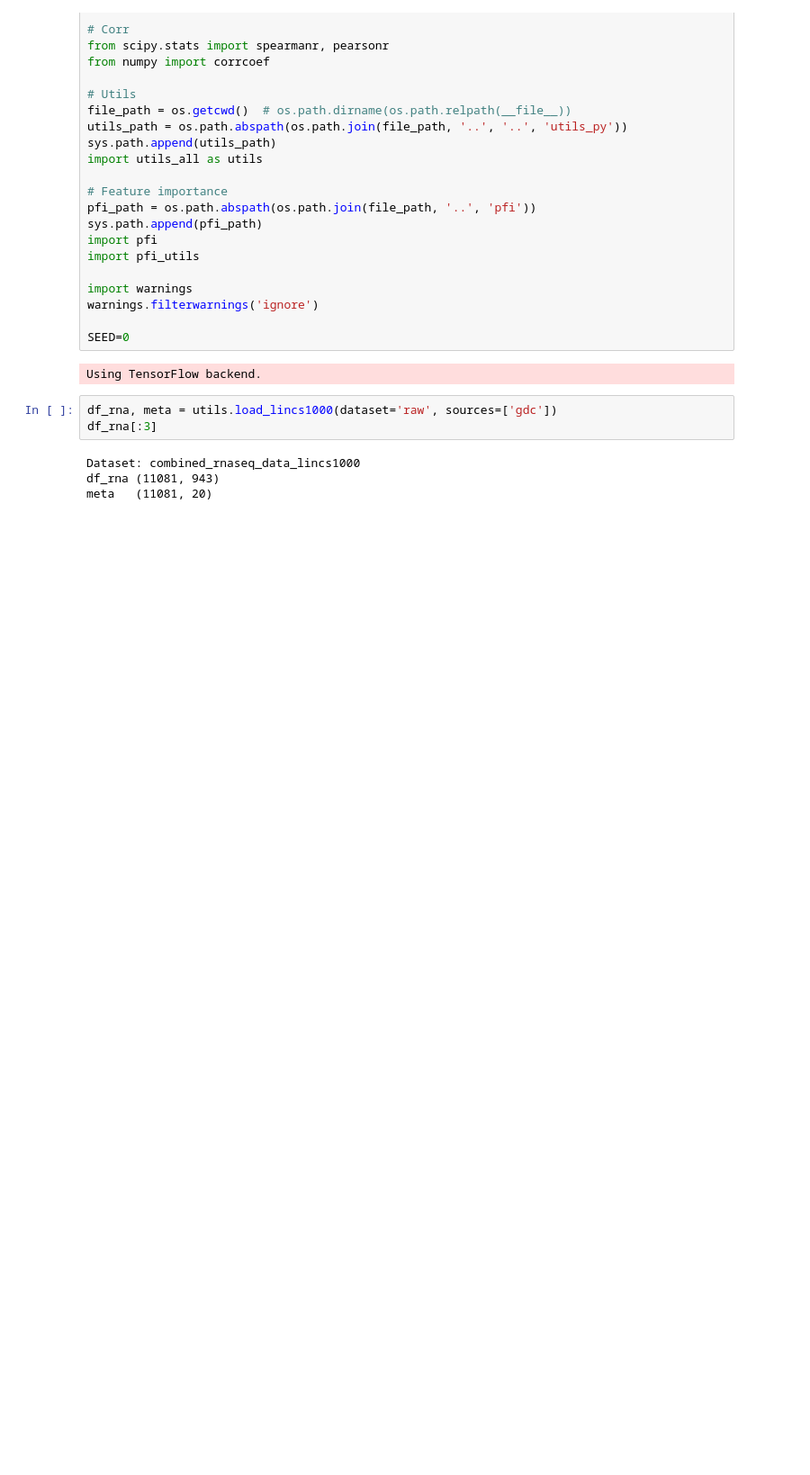
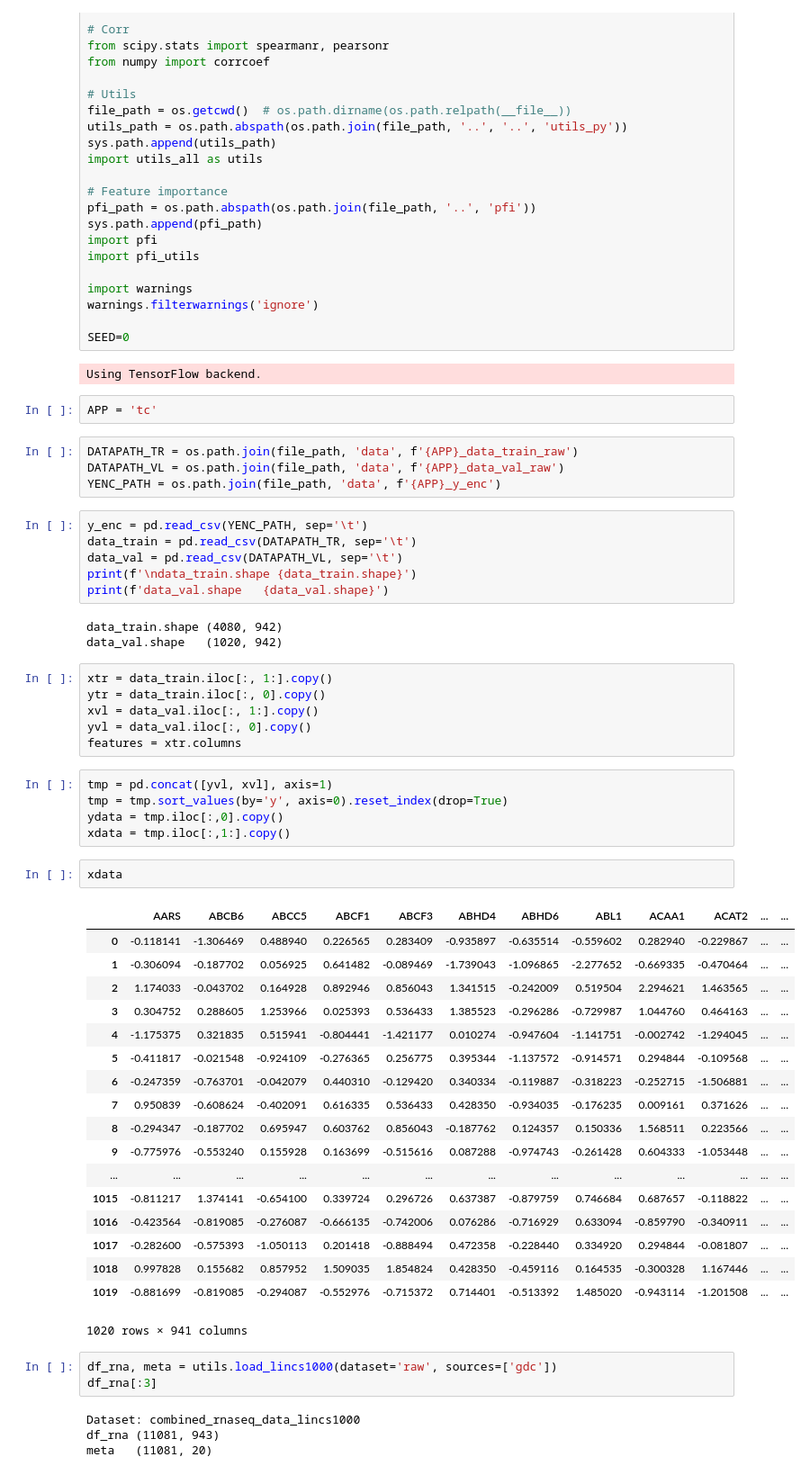
Before and after one commit to adpartin/feature-importance, a Jupyter notebook: apps/sandbox.ipynb, the cells around one changed output. Shown at 90% size. Saved outputs shown, nothing was run; the diff lists cells and outputs as text; blank space fills up the shorter version.

```diff
--- a/apps/sandbox.ipynb
+++ b/apps/sandbox.ipynb
@@ -48,6 +48,53 @@ warnings.filterwarnings('ignore')
 SEED=0
 # %% [output]
 Using TensorFlow backend.
+# %%
+APP = 'tc'
+# %%
+DATAPATH_TR = os.path.join(file_path, 'data', f'{APP}_data_train_raw')
+DATAPATH_VL = os.path.join(file_path, 'data', f'{APP}_data_val_raw')
+YENC_PATH = os.path.join(file_path, 'data', f'{APP}_y_enc')
+# %%
+y_enc = pd.read_csv(YENC_PATH, sep='\t')
+data_train = pd.read_csv(DATAPATH_TR, sep='\t')
+data_val = pd.read_csv(DATAPATH_VL, sep='\t')
+print(f'\ndata_train.shape {data_train.shape}')
+print(f'data_val.shape   {data_val.shape}')
+# %% [output]
+data_train.shape (4080, 942)
+data_val.shape   (1020, 942)
+# %%
+xtr = data_train.iloc[:, 1:].copy()
+ytr = data_train.iloc[:, 0].copy()
+xvl = data_val.iloc[:, 1:].copy()
+yvl = data_val.iloc[:, 0].copy()
+features = xtr.columns
+# %%
+tmp = pd.concat([yvl, xvl], axis=1)
+tmp = tmp.sort_values(by='y', axis=0).reset_index(drop=True)
+ydata = tmp.iloc[:,0].copy()
+xdata = tmp.iloc[:,1:].copy()
+# %%
+xdata
+# %% [output]
+|  | AARS | ABCB6 | ABCC5 | ABCF1 | ABCF3 | ABHD4 | ABHD6 | ABL1 | ACAA1 | ACAT2 | ... | ... |
+| 0 | -0.118141 | -1.306469 | 0.488940 | 0.226565 | 0.283409 | -0.935897 | -0.635514 | -0.559602 | 0.282940 | -0.229867 | ... | ... |
+| 1 | -0.306094 | -0.187702 | 0.056925 | 0.641482 | -0.089469 | -1.739043 | -1.096865 | -2.277652 | -0.669335 | -0.470464 | ... | ... |
+| 2 | 1.174033 | -0.043702 | 0.164928 | 0.892946 | 0.856043 | 1.341515 | -0.242009 | 0.519504 | 2.294621 | 1.463565 | ... | ... |
+| 3 | 0.304752 | 0.288605 | 1.253966 | 0.025393 | 0.536433 | 1.385523 | -0.296286 | -0.729987 | 1.044760 | 0.464163 | ... | ... |
+| 4 | -1.175375 | 0.321835 | 0.515941 | -0.804441 | -1.421177 | 0.010274 | -0.947604 | -1.141751 | -0.002742 | -1.294045 | ... | ... |
+| 5 | -0.411817 | -0.021548 | -0.924109 | -0.276365 | 0.256775 | 0.395344 | -1.137572 | -0.914571 | 0.294844 | -0.109568 | ... | ... |
+| 6 | -0.247359 | -0.763701 | -0.042079 | 0.440310 | -0.129420 | 0.340334 | -0.119887 | -0.318223 | -0.252715 | -1.506881 | ... | ... |
+| 7 | 0.950839 | -0.608624 | -0.402091 | 0.616335 | 0.536433 | 0.428350 | -0.934035 | -0.176235 | 0.009161 | 0.371626 | ... | ... |
+| 8 | -0.294347 | -0.187702 | 0.695947 | 0.603762 | 0.856043 | -0.187762 | 0.124357 | 0.150336 | 1.568511 | 0.223566 | ... | ... |
+| 9 | -0.775976 | -0.553240 | 0.155928 | 0.163699 | -0.515616 | 0.087288 | -0.974743 | -0.261428 | 0.604333 | -1.053448 | ... | ... |
+| ... | ... | ... | ... | ... | ... | ... | ... | ... | ... | ... | ... | ... |
+| 1015 | -0.811217 | 1.374141 | -0.654100 | 0.339724 | 0.296726 | 0.637387 | -0.879759 | 0.746684 | 0.687657 | -0.118822 | ... | ... |
+| 1016 | -0.423564 | -0.819085 | -0.276087 | -0.666135 | -0.742006 | 0.076286 | -0.716929 | 0.633094 | -0.859790 | -0.340911 | ... | ... |
+| 1017 | -0.282600 | -0.575393 | -1.050113 | 0.201418 | -0.888494 | 0.472358 | -0.228440 | 0.334920 | 0.294844 | -0.081807 | ... | ... |
+| 1018 | 0.997828 | 0.155682 | 0.857952 | 1.509035 | 1.854824 | 0.428350 | -0.459116 | 0.164535 | -0.300328 | 1.167446 | ... | ... |
+| 1019 | -0.881699 | -0.819085 | -0.294087 | -0.552976 | -0.715372 | 0.714401 | -0.513392 | 1.485020 | -0.943114 | -1.201508 | ... | ... |
+1020 rows × 941 columns
 # %%
 df_rna, meta = utils.load_lincs1000(dataset='raw', sources=['gdc'])
 df_rna[:3]
```
Also changed, not shown: 8 other files.
